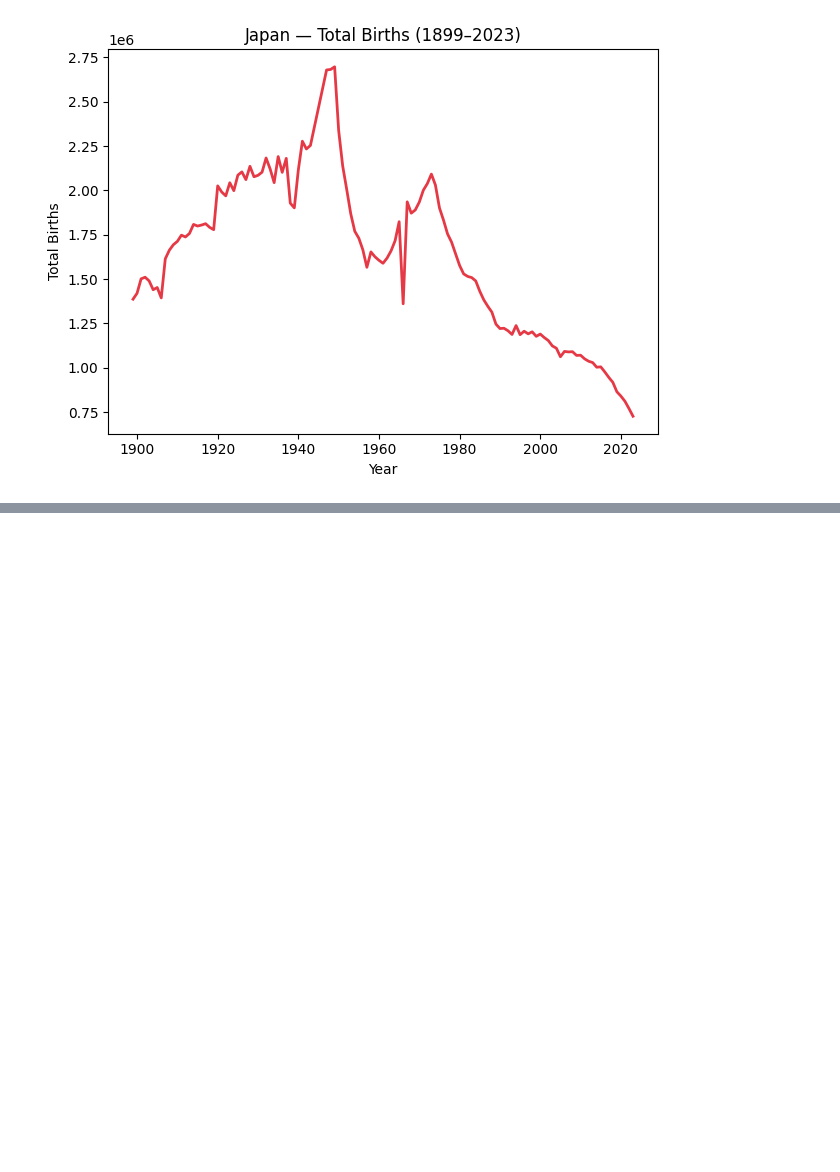
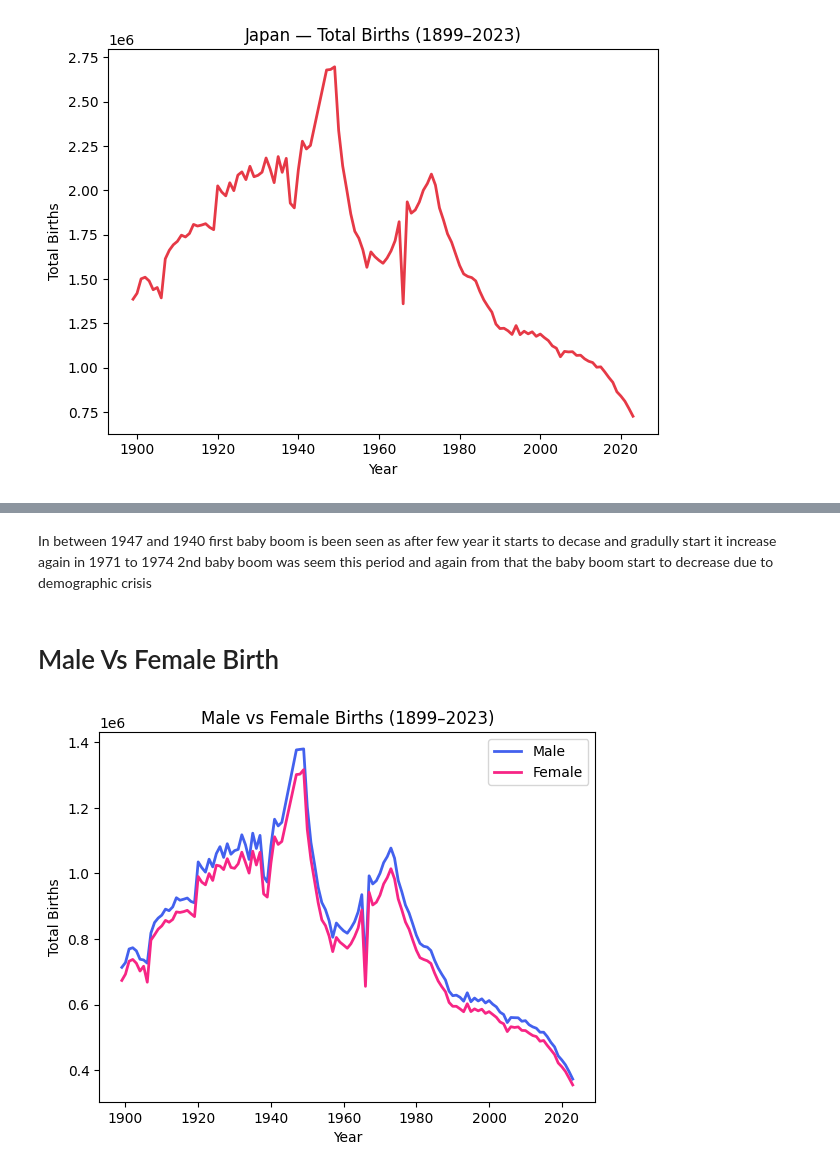
Before and after one commit to suzzzel5/Japan-Birth-Statistics-1899-2023-, a Jupyter notebook: notebooks/01_data_exploration.ipynb, the cells around one changed output, grey strips where cells are left out. Cells and saved outputs as stored; diff of their text form; code cells hidden in the pictures; blank space fills up the shorter version.

```diff
--- a/notebooks/01_data_exploration.ipynb
+++ b/notebooks/01_data_exploration.ipynb
@@ -357,0 +356,19 @@ plt.show()
+# %% [markdown]
+In between 1947 and 1940 first baby boom is been seen as after few year it starts to decase and gradully start it increase again in 1971 to 1974 2nd baby boom was seem this period and again from that the baby boom start to decrease due to demographic crisis
+# %% [markdown]
+# Male Vs Female Birth
+# %%
+# Birth rate of Male and Female birth rate
+fig, ax = plt.subplots()
+
+ax.plot(df['year'], df['male_births'],   color='#4361ee', linewidth=2, label='Male')
+ax.plot(df['year'], df['female_births'], color='#f72585', linewidth=2, label='Female')
+
+ax.set_title('Male vs Female Births (1899–2023)')
+ax.set_xlabel('Year')
+ax.set_ylabel('Total Births')
+ax.legend()
+
+plt.show()
+# %% [output]
+[figure, added]
```
Also changed, not shown: parts of 16 cells of this notebook, 7 other files.
